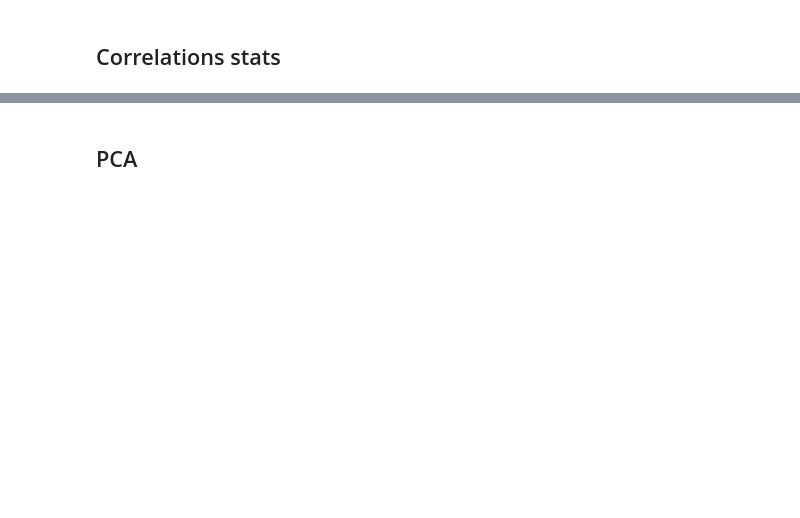
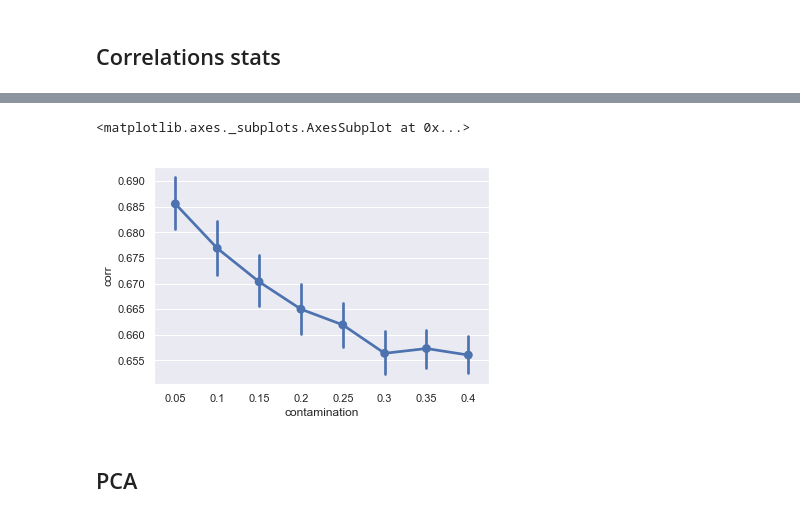
Before and after one commit to KubaWojciechowski/MetaBinQ, a Jupyter notebook: tnf_analysis.ipynb, the cells around one changed output, grey strips where cells are left out. Drawn from its saved outputs; the diff is of its cells as text; code cells hidden in the pictures; blank space fills up the shorter version.

```diff
--- a/tnf_analysis.ipynb
+++ b/tnf_analysis.ipynb
@@ -31,3 +42,8 @@ sns.catplot(x='bin', y='corr', data=corr, kind='box')
+# %%
+sns.pointplot(x='contamination', y='corr', x_estimator=np.mean, data=corr)
+# %% [output]
+<matplotlib.axes._subplots.AxesSubplot at 0x...>
+[figure, added]
 # %% [markdown]
 ## PCA
 # %%
```
Also changed, not shown: parts of 12 cells of this notebook, 10 other files.
